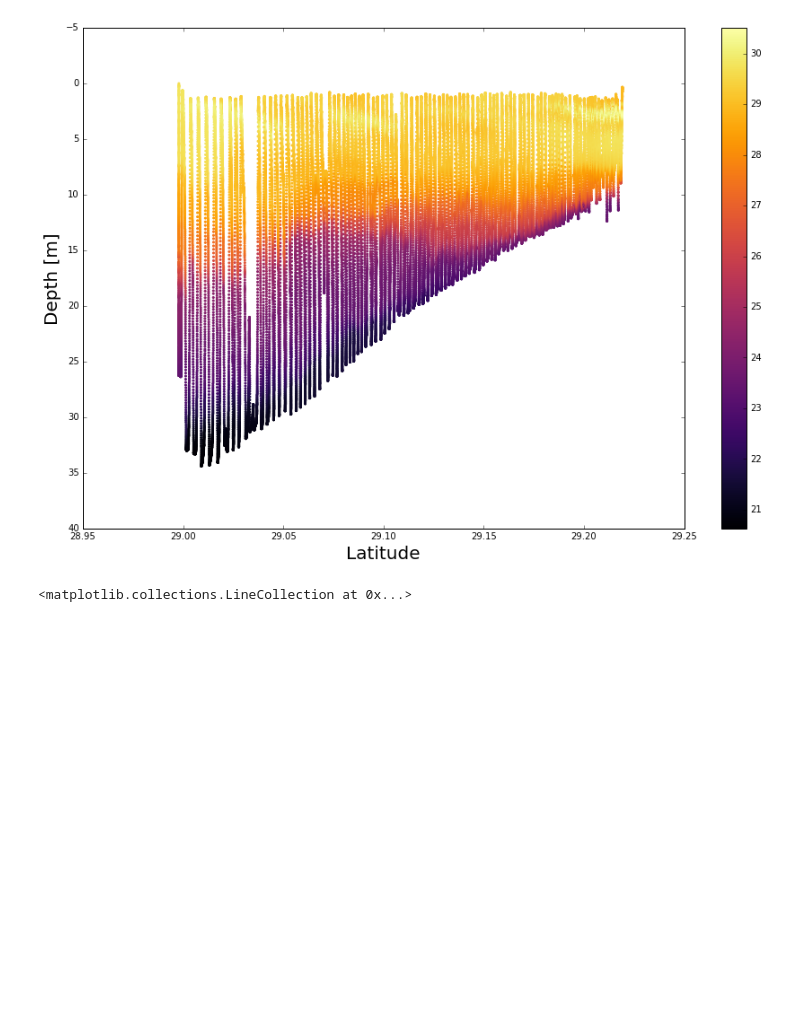
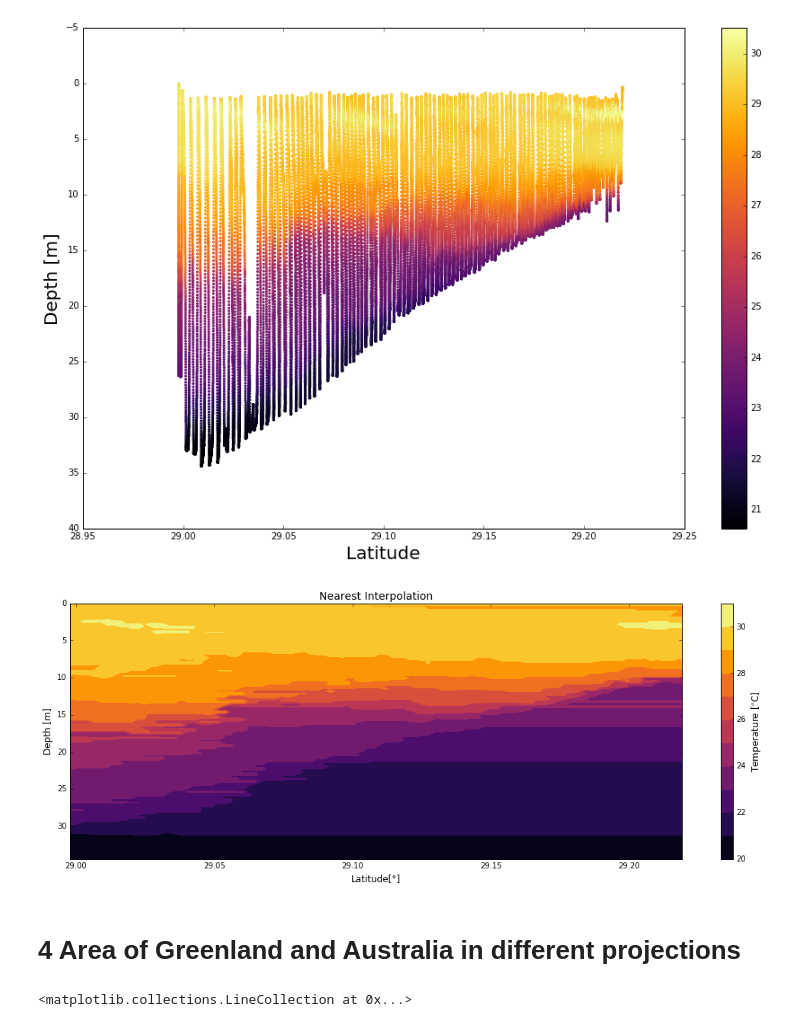
Before and after one commit to eglewis/OCNG-689-HW, a Jupyter notebook: HW05.ipynb, the cells around one changed output. Cells and saved outputs as stored; diff of their text form; code cells hidden in the pictures; blank space fills up the shorter version.

```diff
--- a/HW05.ipynb
+++ b/HW05.ipynb
@@ -191,4 +190,31 @@ ax.invert_yaxis()
 cbar = plt.colorbar(plot)
 # %% [output]
 [figure]
+# %%
+from scipy import spatial
+from scipy import interpolate
+
+fig = plt.figure(figsize=(18, 6))
+
+lat = data[:,0]
+dep = data[:,2]
+temp = data[:,3]
+
+x = np.linspace(lat.min(), lat.max(), 100)
+y = np.linspace(dep.min(), dep.max(), 100)
+x, y = np.meshgrid(x, y)
+z_near = interpolate.griddata((lat, dep), temp, (x, y), method='nearest')
+
+ax = fig.add_subplot(111)
+p_near = ax.contourf(x,y,z_near, 10, cmap='inferno')
+bar_near = plt.colorbar(p_near)
+ax.set_ylabel('Depth [m]', size=12)
+ax.set_xlabel('Latitude[°]', size=12)
+bar_near.set_label('Temperature [$^{o}$C]', size=12)
+ax.set_title('Nearest Interpolation', size=14)
+ax.invert_yaxis()
+# %% [output]
+[figure, added]
+# %% [markdown]
+# 4 Area of Greenland and Australia in different projections
 # %%
```
Also changed, not shown: parts of 24 cells of this notebook.
